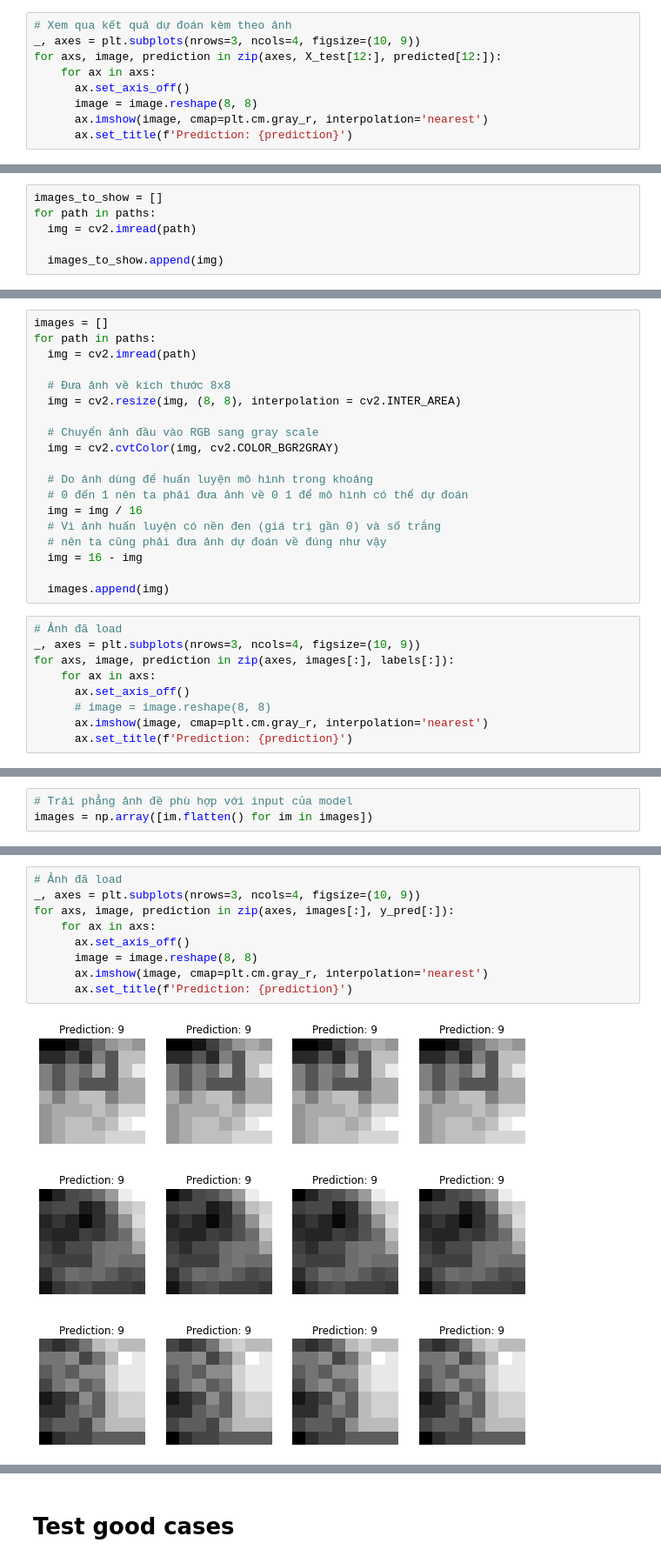
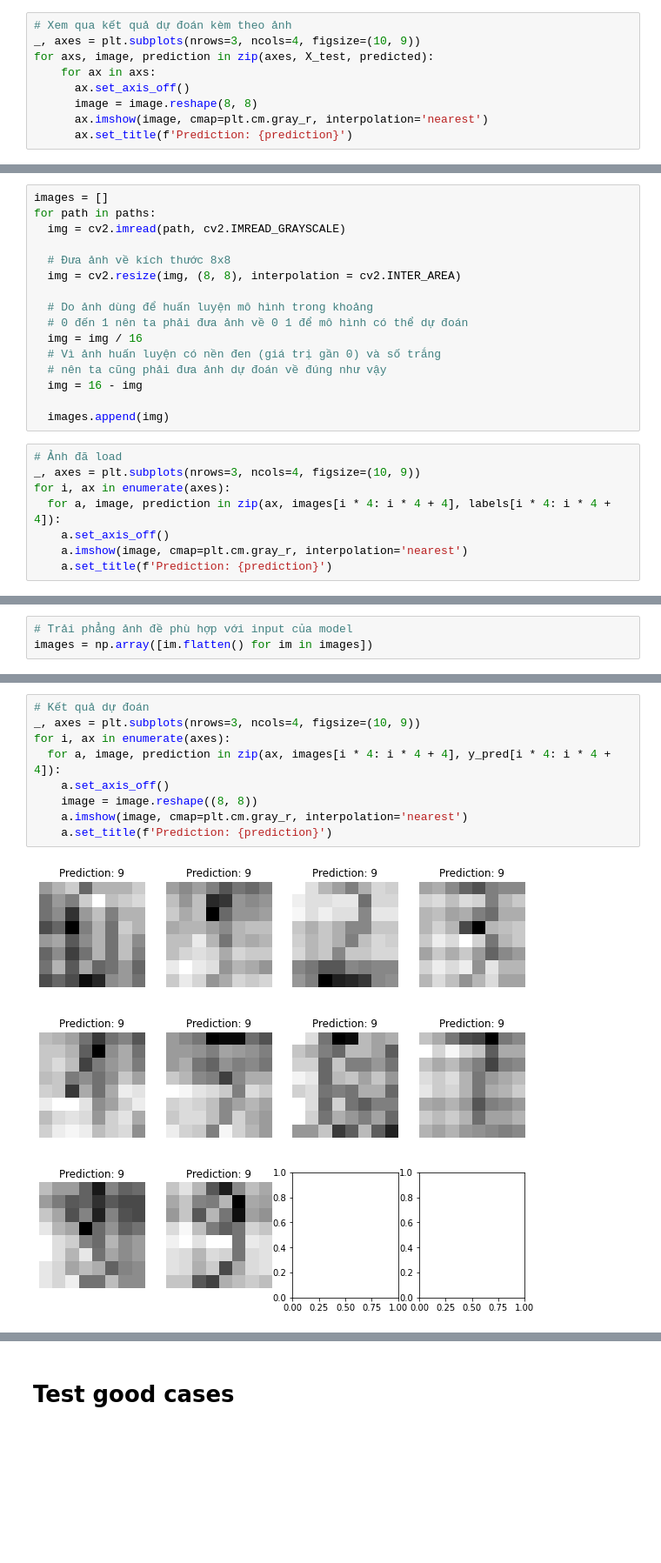
Before and after one commit to khiemledev/CS114.L22.KHCL, a Jupyter notebook: sklearn_hand_written_digits_recognition.ipynb, the cells around one changed output, grey strips where cells are left out. Shown: that part at 87% size. Drawn from its saved outputs; the diff is of its cells as text; blank space fills up the shorter version.

```diff
--- a/sklearn_hand_written_digits_recognition.ipynb
+++ b/sklearn_hand_written_digits_recognition.ipynb
@@ -124,7 +124,7 @@ Có thể dễ dàng thấy ứng với mỗi ảnh trong X_test, sẽ có một
 # %%
 # Xem qua kết quả dự đoán kèm theo ảnh
 _, axes = plt.subplots(nrows=3, ncols=4, figsize=(10, 9))
-for axs, image, prediction in zip(axes, X_test[12:], predicted[12:]):
+for axs, image, prediction in zip(axes, X_test, predicted):
     for ax in axs:
       ax.set_axis_off()
       image = image.reshape(8, 8)
@@ -268,9 +273,3 @@ data.shape
 # Tách label, path riêng ra
 labels = data[:, 0]
 paths = data[:, 1]
-# %%
-images_to_show = []
-for path in paths:
-  img = cv2.imread(path)
-
-  images_to_show.append(img)
@@ -282,13 +276,10 @@ cv2_imshow(images_to_show[0])
 # %%
 images = []
 for path in paths:
-  img = cv2.imread(path)
+  img = cv2.imread(path, cv2.IMREAD_GRAYSCALE)
 
   # Đưa ảnh về kích thước 8x8
   img = cv2.resize(img, (8, 8), interpolation = cv2.INTER_AREA)
-
-  # Chuyển ảnh đầu vào RGB sang gray scale
-  img = cv2.cvtColor(img, cv2.COLOR_BGR2GRAY)
 
   # Do ảnh dùng để huấn luyện mô hình trong khoảng
   # 0 đến 1 nên ta phải đưa ảnh về 0 1 để mô hình có thể dự đoán
@@ -301,10 +292,9 @@ for path in paths:
 # %%
 # Ảnh đã load
 _, axes = plt.subplots(nrows=3, ncols=4, figsize=(10, 9))
-for axs, image, prediction in zip(axes, images[:], labels[:]):
-    for ax in axs:
-      ax.set_axis_off()
-      # image = image.reshape(8, 8)
-      ax.imshow(image, cmap=plt.cm.gray_r, interpolation='nearest')
-      ax.set_title(f'Prediction: {prediction}')
+for i, ax in enumerate(axes):
+  for a, image, prediction in zip(ax, images[i * 4: i * 4 + 4], labels[i * 4: i * 4 + 4]):
+    a.set_axis_off()
+    a.imshow(image, cmap=plt.cm.gray_r, interpolation='nearest')
+    a.set_title(f'Prediction: {prediction}')
 # %% [output]
@@ -325,12 +308,12 @@ array([9, 9, 9, 9, 9, 9, 9, 9, 9, 9, 2, 5, 9, 9, 9, 9, 9, 9, 9])
 # %%
-# Ảnh đã load
+# Kết quả dự đoán
 _, axes = plt.subplots(nrows=3, ncols=4, figsize=(10, 9))
-for axs, image, prediction in zip(axes, images[:], y_pred[:]):
-    for ax in axs:
-      ax.set_axis_off()
-      image = image.reshape(8, 8)
-      ax.imshow(image, cmap=plt.cm.gray_r, interpolation='nearest')
-      ax.set_title(f'Prediction: {prediction}')
+for i, ax in enumerate(axes):
+  for a, image, prediction in zip(ax, images[i * 4: i * 4 + 4], y_pred[i * 4: i * 4 + 4]):
+    a.set_axis_off()
+    image = image.reshape((8, 8))
+    a.imshow(image, cmap=plt.cm.gray_r, interpolation='nearest')
+    a.set_title(f'Prediction: {prediction}')
 # %% [output]
-[figure, old version]
+[figure, new version]
 # %% [markdown]
```
Also changed, not shown: parts of 15 cells of this notebook.
